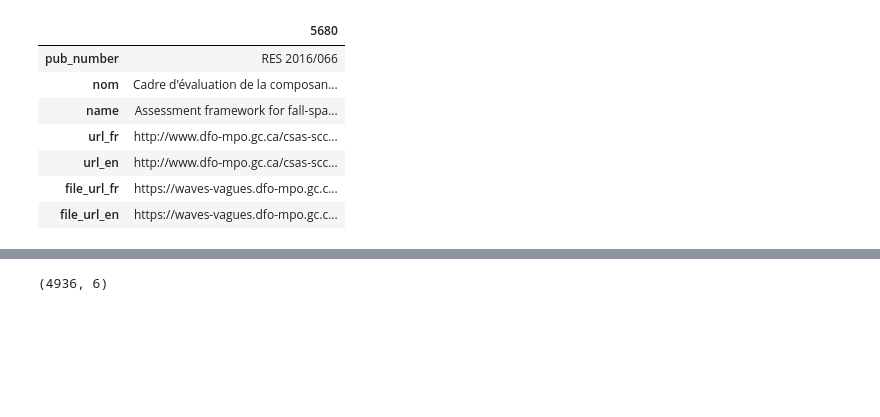
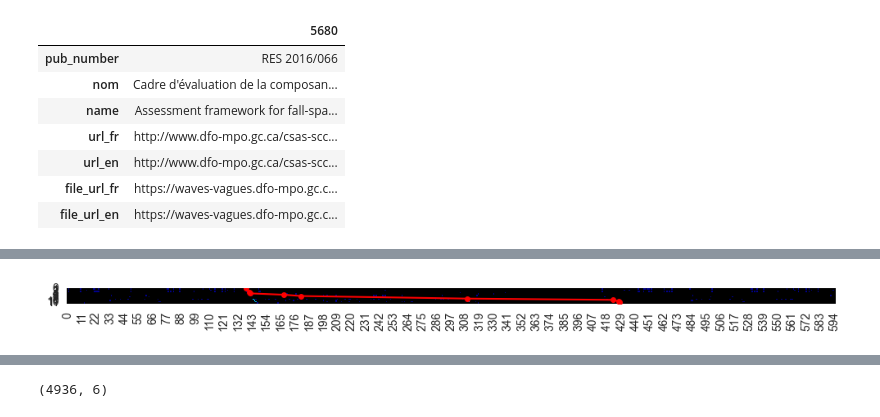
Before and after one commit to KevinCarr42/AI-Translation, a Jupyter notebook: fr_eng_cleaning_chunking.ipynb, the cells around one changed output, grey strips where cells are left out. Saved outputs shown, nothing was run; the diff lists cells and outputs as text; code cells hidden in the pictures; blank space fills up the shorter version.

```diff
--- a/fr_eng_cleaning_chunking.ipynb
+++ b/fr_eng_cleaning_chunking.ipynb
@@ -465,0 +541,7 @@ preview_publication_by_row(5607)
+# %%
+# with new sorting algorithm
+threshold = 0.7
+the_matrix, best_score, path = align_sentences(similarity_matrix, threshold=threshold)
+
+print("Best total similarity:", best_score)
+print("Number of matched pairs:", len(path))
@@ -465,0 +563,4 @@ preview_publication_by_row(5607)
+# %%
+plot_similarity_heatmap(similarity_matrix, matched_pairs=[(y, x) for (x, y) in path])
+# %% [output]
+[figure, added]
```
Also changed, not shown: parts of 20 cells of this notebook.
